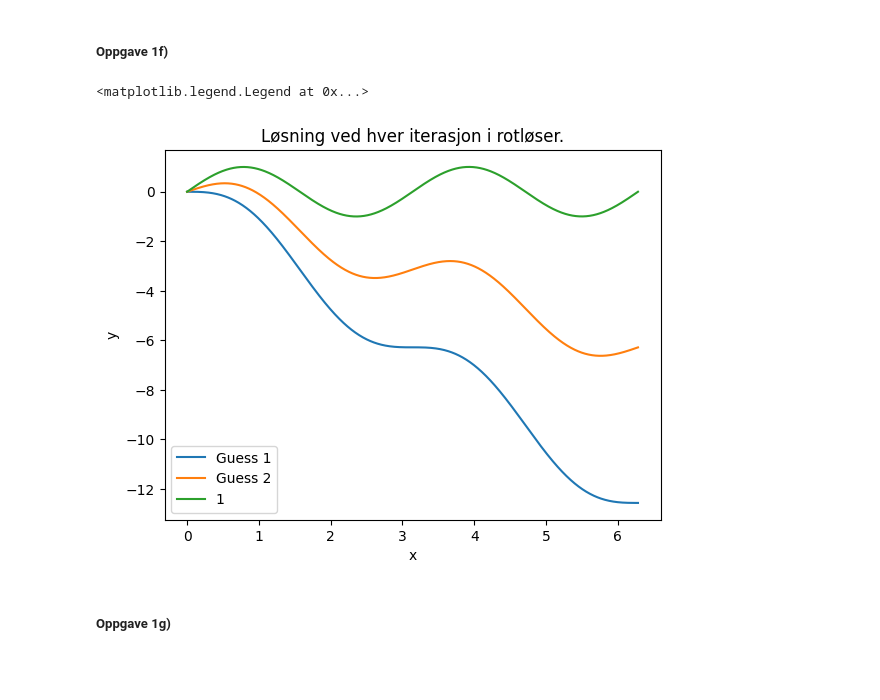
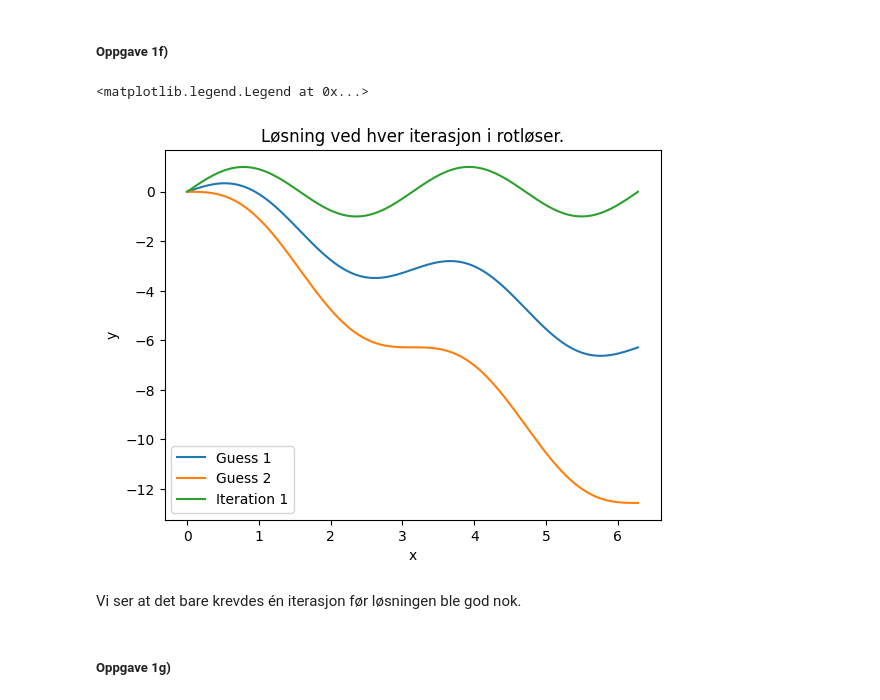
Before and after one commit to einaraarnaes/Prosjekt3, a Jupyter notebook: code.ipynb, the cells around one changed output. Saved outputs shown, nothing was run; the diff lists cells and outputs as text; code cells hidden in the pictures; blank space fills up the shorter version.

```diff
--- a/code.ipynb
+++ b/code.ipynb
@@ -188,15 +188,20 @@ alpha_vals = np.linspace(0.1, 0.9, n_vals)
 
 final_y_vals = np.zeros(n_vals)
 
+avg_error = np.zeros(n_vals)
+
 timesteps = np.zeros(n_vals)
 
 for i, tol in enumerate(tol_vals):
     x_vals, y_vals, data = rk_32(0, 2*np.pi, np.array([0,2]), func_1c, tol = tol)
     final_y_vals[i] = y_vals[-1, 0]
+    avg_error[i] = np.sqrt(np.mean((solution_1b(x_vals) - y_vals[:,0])**2))
+
+
 
 for i, alpha in enumerate(alpha_vals):
     x_vals, y_vals, data = rk_32(0, 2*np.pi, np.array([0,2]), func_1c, alpha = alpha)
     timesteps[i] = data["timesteps"]
 
-error = abs(final_y_vals - y_anal)
+final_error = abs(final_y_vals - y_anal)
 # %%
@@ -314,22 +326,24 @@ def bvp_solver(ivp_solver, x_init, x_end, y_init, y_end, f, dy_guess_1, dy_guess
 # %%
 
 fig, ax = plt.subplots()
 
-x_vals_all, y_vals_all = bvp_solver(rk_32, 0, 2*np.pi, 0, 0, func_1c, 0, 1)
+x_vals_all, y_vals_all = bvp_solver(rk_32, 0, 2*np.pi, 0, 0, func_1c, 1, 0)
 
 ax.plot(x_vals_all[0], y_vals_all[0], label = f"Guess 1")
 ax.plot(x_vals_all[1], y_vals_all[1], label = f"Guess 2")
 
 for i in range(2, len(x_vals_all)):
-    ax.plot(x_vals_all[i], y_vals_all[i], label = f"{i-1}")
+    ax.plot(x_vals_all[i], y_vals_all[i], label = f"Iteration {i-1}")
 
 ax.set_title("Løsning ved hver iterasjon i rotløser.")
 ax.set_xlabel("x")
 ax.set_ylabel("y")
 ax.legend()
 # %% [output]
 <matplotlib.legend.Legend at 0x...>
-[figure, old version]
+[figure, new version]
+# %% [markdown]
+Vi ser at det bare krevdes én iterasjon før løsningen ble god nok.
 # %% [markdown]
 ##### Oppgave 1g)
 # %%
```
Also changed, not shown: parts of 9 cells of this notebook.
